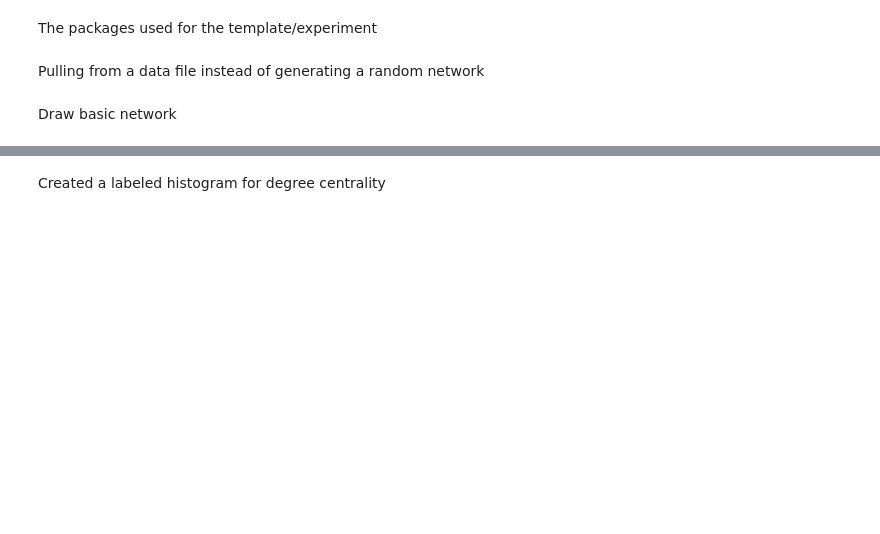
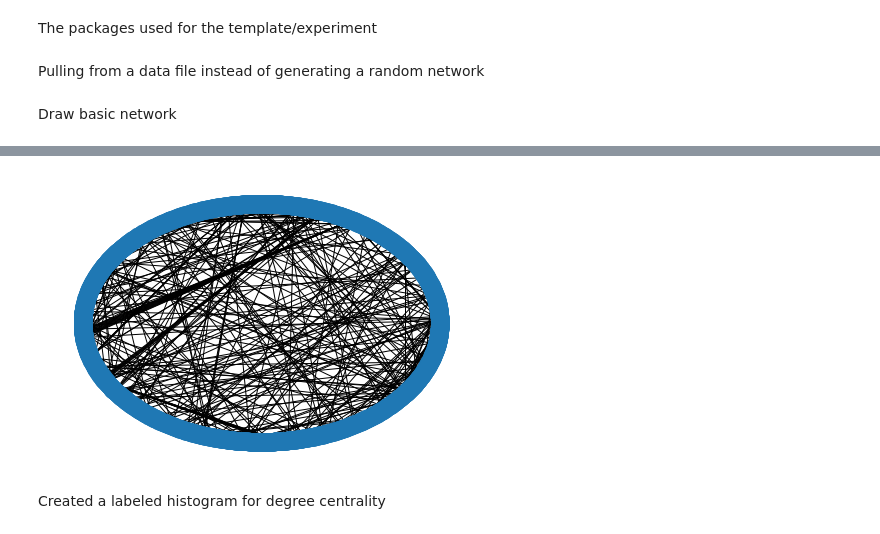
Before and after one commit to clarkpetri/SocialInfluenceModel, a Jupyter notebook: Network Template.ipynb, the cells around one changed output, grey strips where cells are left out. Saved outputs shown, nothing was run; the diff lists cells and outputs as text; code cells hidden in the pictures; blank space fills up the shorter version.

```diff
--- a/Network Template.ipynb
+++ b/Network Template.ipynb
@@ -9,7 +9,7 @@ import pandas as pd
 # %% [markdown]
 Pulling from a data file instead of generating a random network
 # %%
-G = nx.read_weighted_edgelist('C:/Users/octav/Documents/Networks/CSS 600 Project/SocialInfluenceModel-main/epinions_small.csv', delimiter=',')
+G = nx.read_weighted_edgelist('C:/Users/octav/Documents/Networks/CSS_600_Project/SocialInfluenceModel-main/epinions_small.csv', delimiter=',')
 # %% [markdown]
 Draw basic network
 # %%
@@ -17,3 +19,7 @@ nx.draw_spring(G)
+# %%
+nx.draw_circular(G)
+# %% [output]
+[figure, added]
 # %% [markdown]
 Created a labeled histogram for degree centrality
 # %%
```
Also changed, not shown: parts of 15 cells of this notebook.
